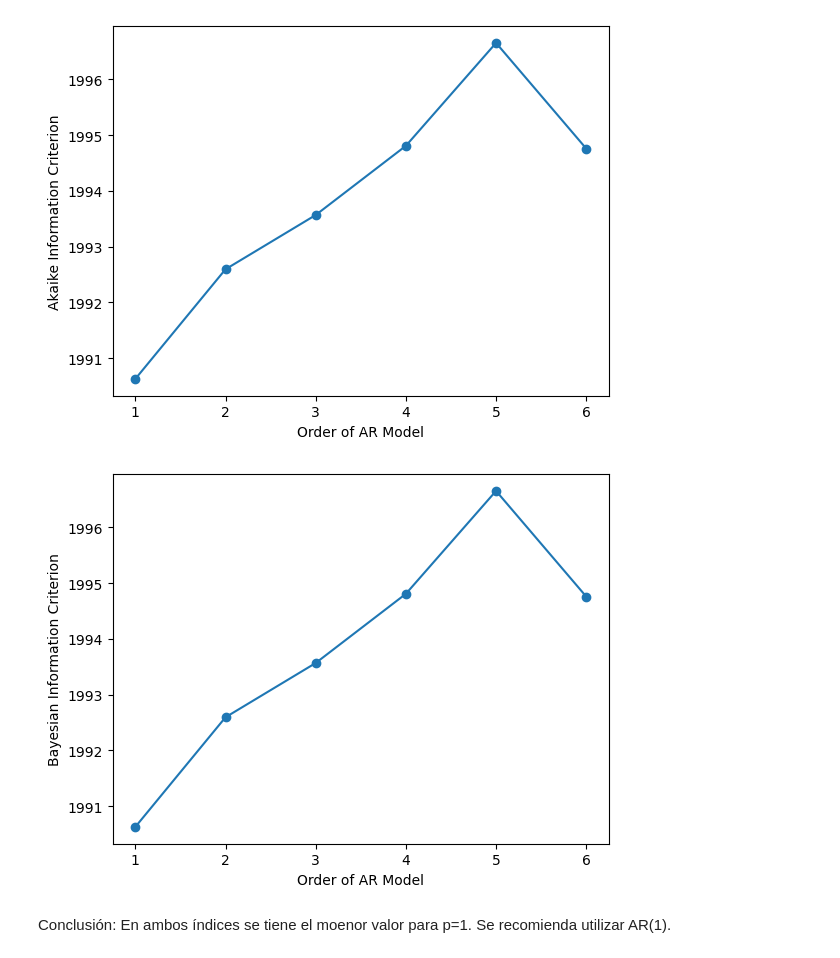
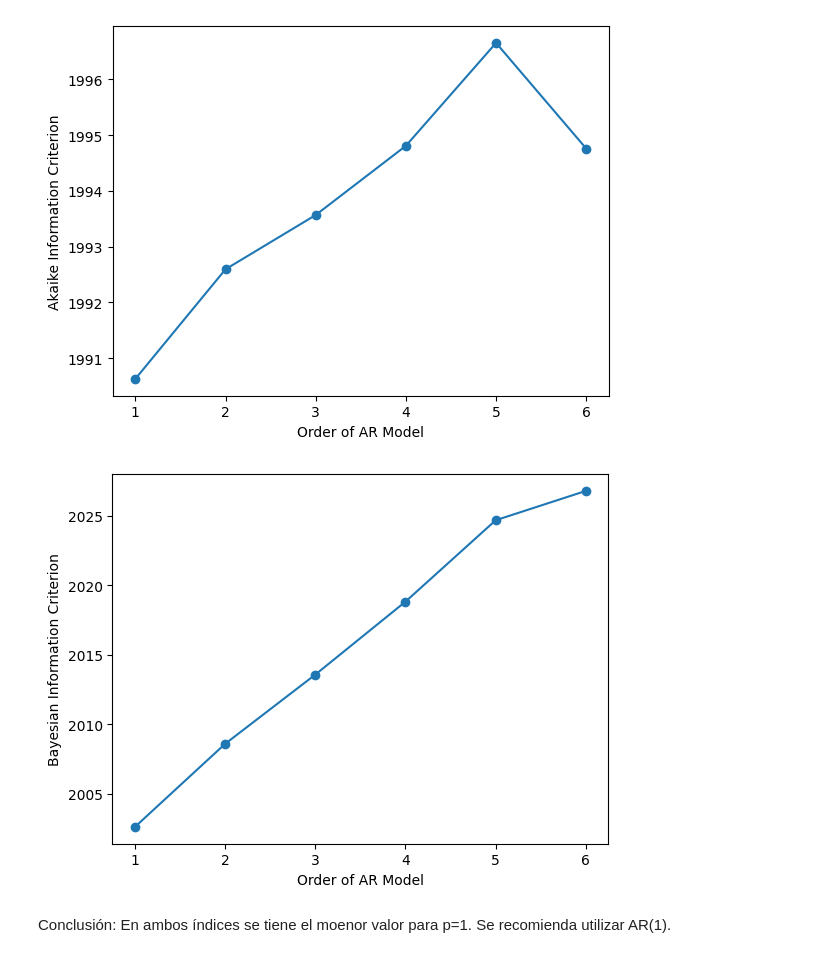
Before and after one commit to katiemackness/time-series-analysis, a Jupyter notebook: modelo-AR-es.ipynb, the cells around one changed output. Saved outputs shown, nothing was run; the diff lists cells and outputs as text; code cells hidden in the pictures.

```diff
--- a/modelo-AR-es.ipynb
+++ b/modelo-AR-es.ipynb
@@ -548,19 +548,19 @@ plt.show()
 # %%
 # Determinación del valor adadecuado de p para AR(p) apartir
 #  del criterio de información Bayesiano
 
-AIC = np.zeros(7)
+BIC = np.zeros(7)
 for p in range(7):
     mod = ARIMA(train, order=(p,0,0))
     res = mod.fit()
-    AIC[p] = res.aic
+    BIC[p] = res.bic
 
 # Plot the BIC as a function of p
-plt.plot(range(1,7), AIC[1:7], marker='o')
+plt.plot(range(1,7), BIC[1:7], marker='o')
 plt.xlabel('Order of AR Model')
 plt.ylabel('Bayesian Information Criterion')
 plt.show()
 # %% [output]
-[figure, old version]
+[figure, new version]
 # %% [markdown]
 Conclusión: En ambos índices se tiene el moenor valor para p=1. Se recomienda utilizar AR(1).
```
